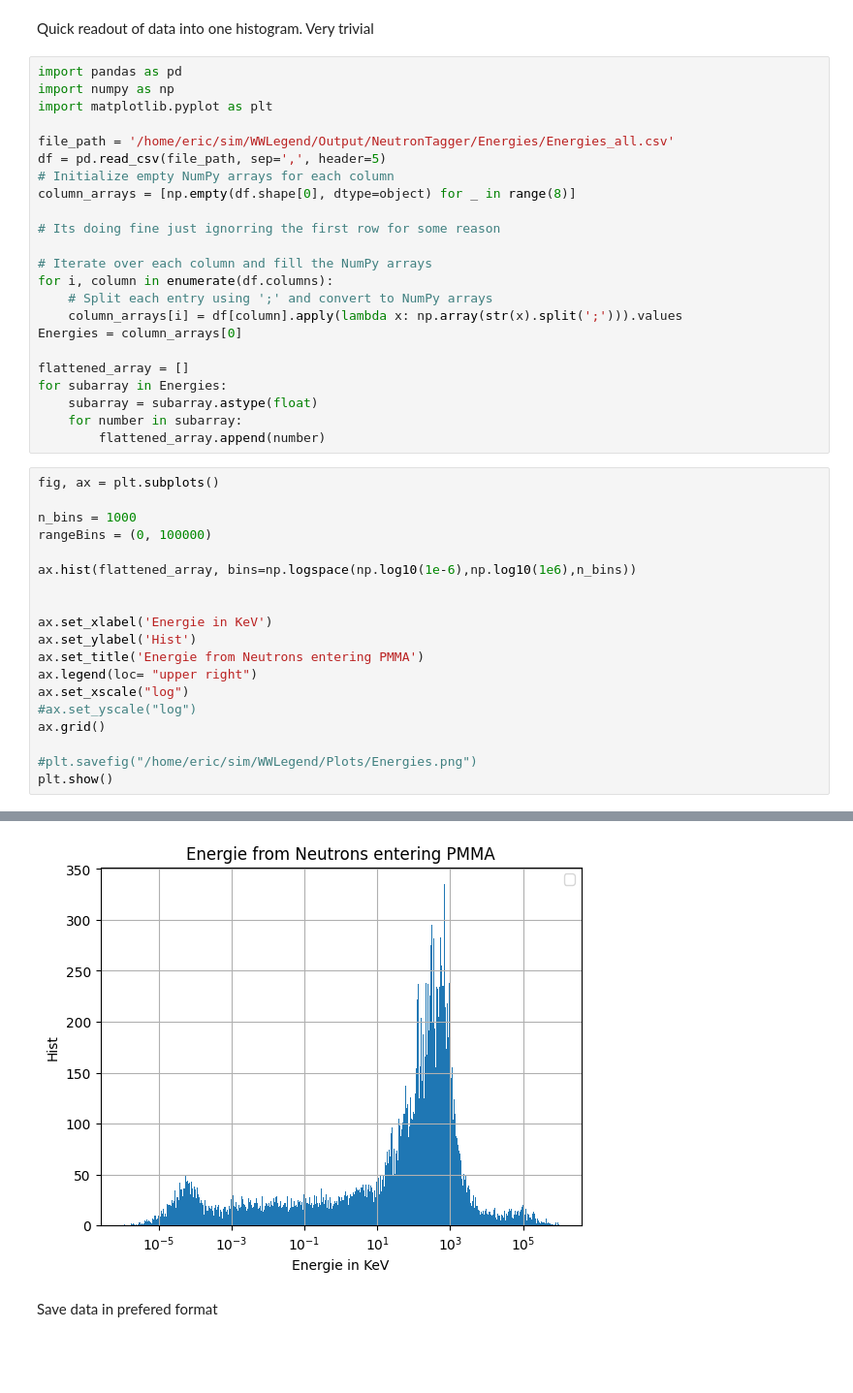
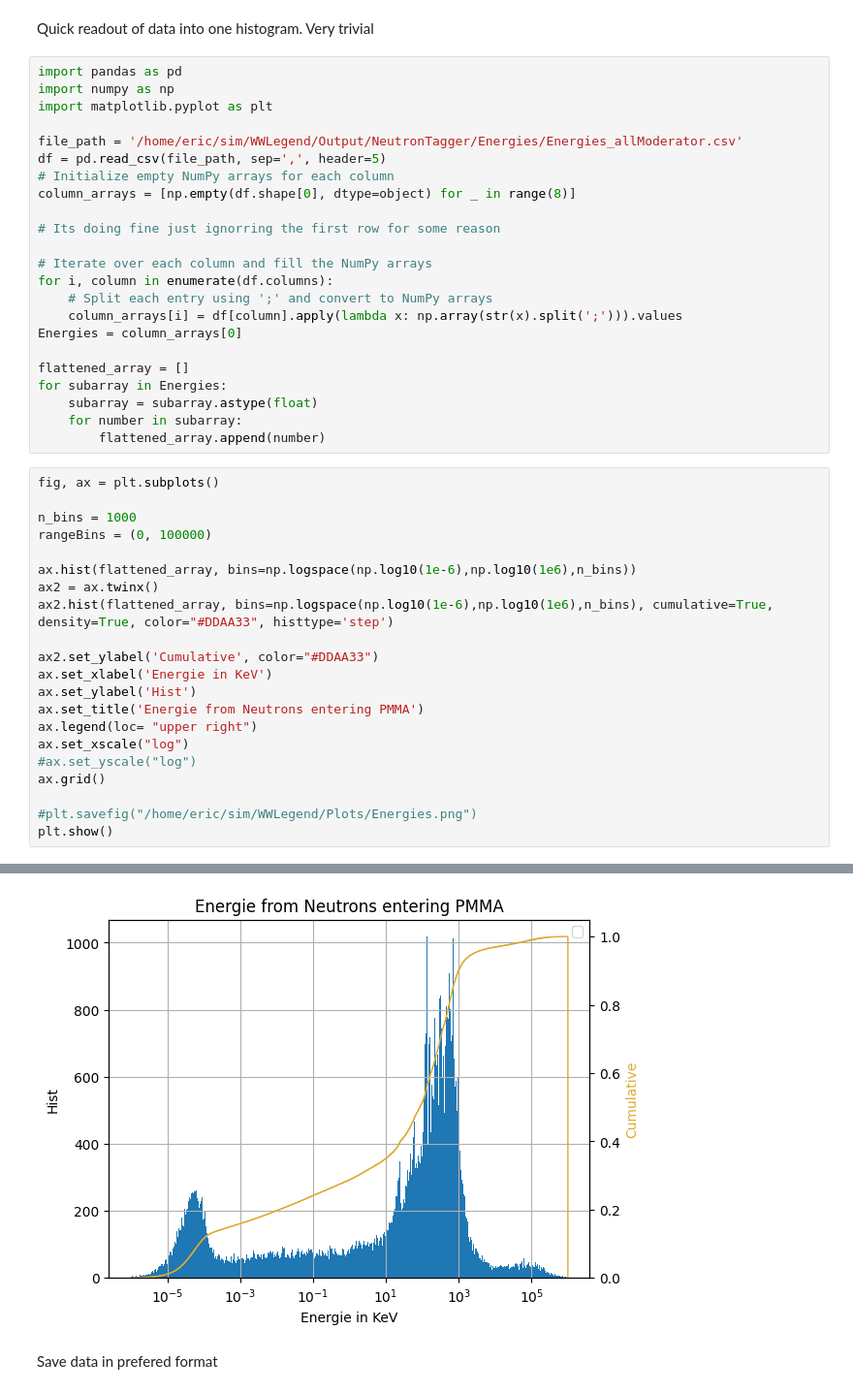
Before and after one commit to EricMEsch/WWLegend-Analysis, a Jupyter notebook: NeutronEnergies.ipynb, the cells around one changed output, grey strips where cells are left out. Shown at 97% size. Saved outputs shown, nothing was run; the diff lists cells and outputs as text; blank space fills up the shorter version.

```diff
--- a/NeutronEnergies.ipynb
+++ b/NeutronEnergies.ipynb
@@ -5,7 +5,7 @@ import pandas as pd
 import numpy as np
 import matplotlib.pyplot as plt
 
-file_path = '/home/eric/sim/WWLegend/Output/NeutronTagger/Energies/Energies_all.csv'
+file_path = '/home/eric/sim/WWLegend/Output/NeutronTagger/Energies/Energies_allModerator.csv'
 df = pd.read_csv(file_path, sep=',', header=5)
 # Initialize empty NumPy arrays for each column
 column_arrays = [np.empty(df.shape[0], dtype=object) for _ in range(8)]
@@ -26,25 +26,27 @@ for subarray in Energies:
 # %%
 fig, ax = plt.subplots()
 
 n_bins = 1000
 rangeBins = (0, 100000)
 
 ax.hist(flattened_array, bins=np.logspace(np.log10(1e-6),np.log10(1e6),n_bins))
+ax2 = ax.twinx()
+ax2.hist(flattened_array, bins=np.logspace(np.log10(1e-6),np.log10(1e6),n_bins), cumulative=True, density=True, color="#DDAA33", histtype='step')
 
-
+ax2.set_ylabel('Cumulative', color="#DDAA33")
 ax.set_xlabel('Energie in KeV')
 ax.set_ylabel('Hist')
 ax.set_title('Energie from Neutrons entering PMMA')
 ax.legend(loc= "upper right")
 ax.set_xscale("log")
 #ax.set_yscale("log")
 ax.grid()
 
 #plt.savefig("/home/eric/sim/WWLegend/Plots/Energies.png")
 plt.show()
 # %% [output]
 No artists with labels found to put in legend.  Note that artists whose label start with an underscore are ignored when legend() is called with no argument.
-[figure, old version]
+[figure, new version]
 # %% [markdown]
 Save data in prefered format
 # %%
```
Also changed, not shown: 1 other file.
